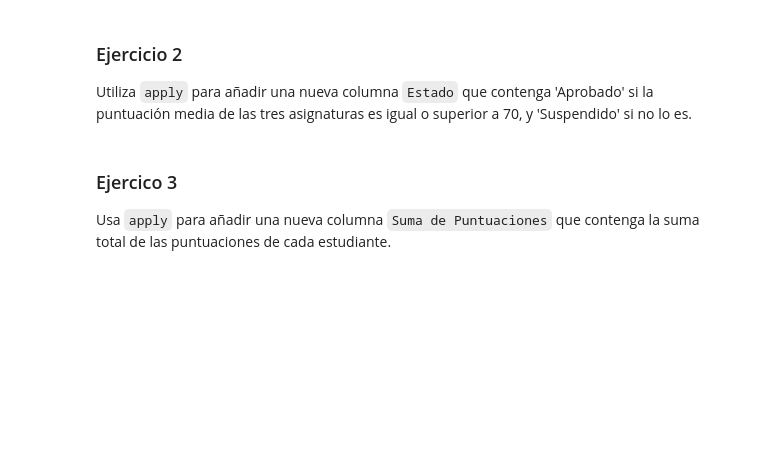
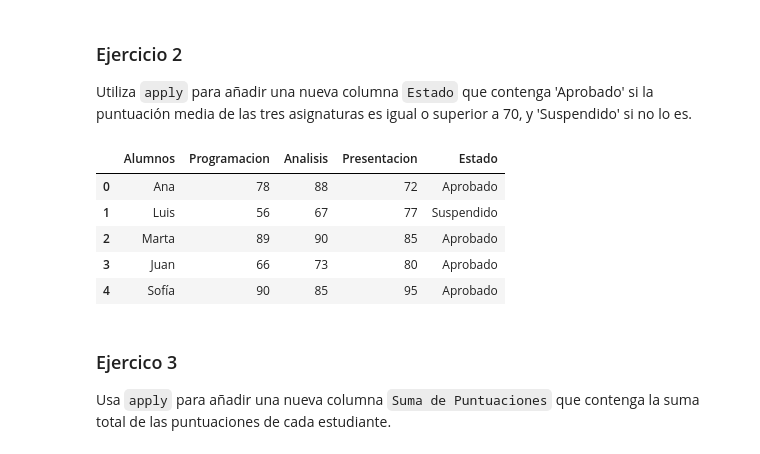
Before and after one commit to CristianZB-dev/MIS_PRACTICAS, a Jupyter notebook: 02_Programacion_y_Herramientas_Avanzadas/Sprint_04/Unidad_02/Ejercicios_Workout/13_Ejercicio_Manipulacion.ipynb, the cells around one changed output. Saved outputs shown, nothing was run; the diff lists cells and outputs as text; code cells hidden in the pictures; blank space fills up the shorter version.

```diff
--- a/02_Programacion_y_Herramientas_Avanzadas/Sprint_04/Unidad_02/Ejercicios_Workout/13_Ejercicio_Manipulacion.ipynb
+++ b/02_Programacion_y_Herramientas_Avanzadas/Sprint_04/Unidad_02/Ejercicios_Workout/13_Ejercicio_Manipulacion.ipynb
@@ -211,3 +253,14 @@ Utiliza `apply` para añadir una nueva columna `Estado` que contenga 'Aprobado'
+# %%
+# En la nueva columna llamada "Estado", aplicamos la función "calcular_estado" para que la vaya rellenando con aprobado o suspendido en funcion de la nota media de cada alumno.
+df_escuela["Estado"] = df_escuela.apply(calcular_estado, axis=1)
+df_escuela
+# %% [output]
+|  | Alumnos | Programacion | Analisis | Presentacion | Estado |
+| 0 | Ana | 78 | 88 | 72 | Aprobado |
+| 1 | Luis | 56 | 67 | 77 | Suspendido |
+| 2 | Marta | 89 | 90 | 85 | Aprobado |
+| 3 | Juan | 66 | 73 | 80 | Aprobado |
+| 4 | Sofía | 90 | 85 | 95 | Aprobado |
 # %% [markdown]
 ### Ejercico 3
 Usa `apply` para añadir una nueva columna `Suma de Puntuaciones` que contenga la suma total de las puntuaciones de cada estudiante.
```
Also changed, not shown: parts of 7 cells of this notebook.
